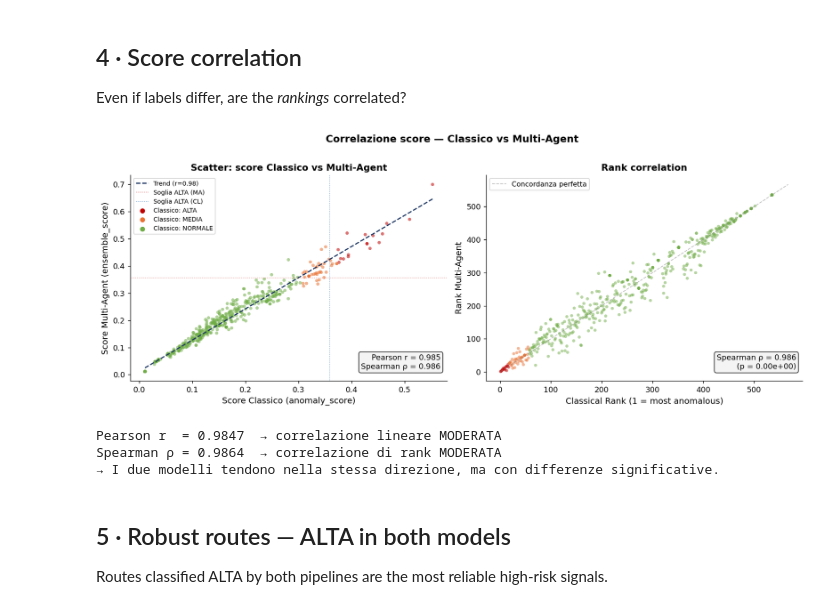
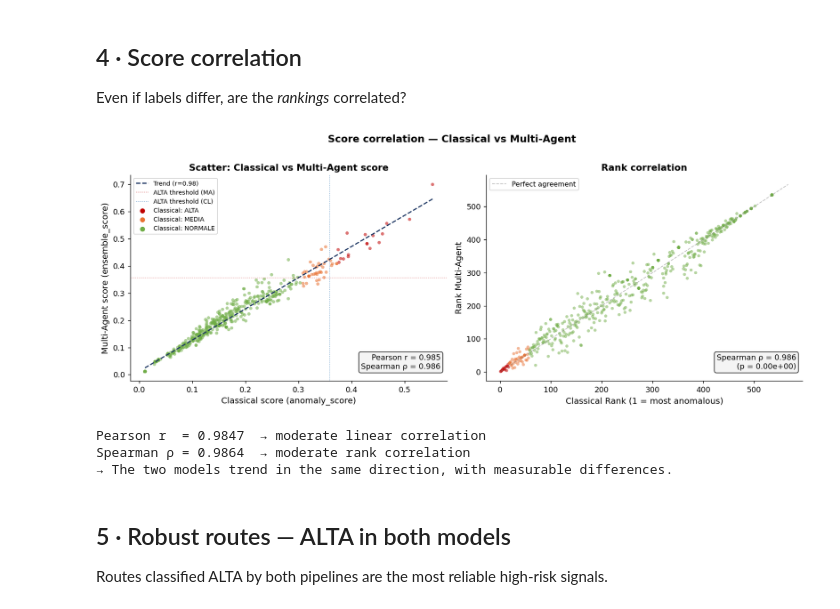
Before and after one commit to DanieleGiovanardi2408/BackPropBandits-815601-, a Jupyter notebook: notebooks/07_comparison_classical_vs_multiagent.ipynb, the cells around one changed output. Saved outputs shown, nothing was run; the diff lists cells and outputs as text; code cells hidden in the pictures.

```diff
--- a/notebooks/07_comparison_classical_vs_multiagent.ipynb
+++ b/notebooks/07_comparison_classical_vs_multiagent.ipynb
@@ -196,50 +196,50 @@ xs = np.linspace(x.min(), x.max(), 100)
 ax.plot(xs, m*xs + b, color="#1F3864", lw=1.5, linestyle="--", label=f"Trend (r={r_pearson:.2f})")
 
 # Quadranti
-ax.axhline(0.3579, color=COLORS["ALTA"],   lw=0.8, ls=":", alpha=0.7, label="Soglia ALTA (MA)")
-ax.axvline(0.3579, color=COLORS["classico"], lw=0.8, ls=":", alpha=0.7, label="Soglia ALTA (CL)")
+ax.axhline(0.3579, color=COLORS["ALTA"],   lw=0.8, ls=":", alpha=0.7, label="ALTA threshold (MA)")
+ax.axvline(0.3579, color=COLORS["classico"], lw=0.8, ls=":", alpha=0.7, label="ALTA threshold (CL)")
 
 # Legenda colori
 for lab, col in [("ALTA","#C00000"),("MEDIA","#E97132"),("NORMALE","#70AD47")]:
-    ax.scatter([], [], color=col, label=f"Classico: {lab}", s=30)
+    ax.scatter([], [], color=col, label=f"Classical: {lab}", s=30)
 
-ax.set_xlabel("Score Classico (anomaly_score)", fontsize=11)
-ax.set_ylabel("Score Multi-Agent (ensemble_score)", fontsize=11)
-ax.set_title("Scatter: score Classico vs Multi-Agent", fontsize=12, fontweight="bold")
+ax.set_xlabel("Classical score (anomaly_score)", fontsize=11)
+ax.set_ylabel("Multi-Agent score (ensemble_score)", fontsize=11)
+ax.set_title("Scatter: Classical vs Multi-Agent score", fontsize=12, fontweight="bold")
 ax.legend(fontsize=8, loc="upper left")
 ax.text(0.98, 0.05,
         f"Pearson r = {r_pearson:.3f}\nSpearman ρ = {rho:.3f}",
         transform=ax.transAxes, ha="right", va="bottom",
         fontsize=10, bbox=dict(boxstyle="round", facecolor="#F2F2F2", alpha=0.8))
 
 # -- Rank scatter --
 ax2 = axes[1]
 cl_rank = x.rank(ascending=False)
 ma_rank = y.rank(ascending=False)
 ax2.scatter(cl_rank, ma_rank, c=point_colors, alpha=0.5, s=16, edgecolors="none")
-ax2.plot([1, len(common)], [1, len(common)], color="gray", lw=1, ls="--", alpha=0.5, label="Concordanza perfetta")
+ax2.plot([1, len(common)], [1, len(common)], color="gray", lw=1, ls="--", alpha=0.5, label="Perfect agreement")
 ax2.set_xlabel("Classical Rank (1 = most anomalous)", fontsize=11)
 ax2.set_ylabel("Rank Multi-Agent", fontsize=11)
 ax2.set_title("Rank correlation", fontsize=12, fontweight="bold")
 ax2.legend(fontsize=9)
 ax2.text(0.98, 0.05,
          f"Spearman ρ = {rho:.3f}\n(p = {pval:.2e})",
          transform=ax2.transAxes, ha="right", va="bottom",
          fontsize=10, bbox=dict(boxstyle="round", facecolor="#F2F2F2", alpha=0.8))
 
-plt.suptitle("Correlazione score — Classico vs Multi-Agent",
+plt.suptitle("Score correlation — Classical vs Multi-Agent",
              fontsize=13, fontweight="bold", y=1.01)
 plt.tight_layout()
 plt.show()
 
-print(f"\nPearson r  = {r_pearson:.4f}  → correlazione lineare MODERATA")
-print(f"Spearman ρ = {rho:.4f}  → correlazione di rank MODERATA")
-print("→ I due modelli tendono nella stessa direzione, ma con differenze significative.")
+print(f"\nPearson r  = {r_pearson:.4f}  → moderate linear correlation")
+print(f"Spearman ρ = {rho:.4f}  → moderate rank correlation")
+print("→ The two models trend in the same direction, with measurable differences.")
 # %% [output]
-[figure, old version]
+[figure, new version]
-Pearson r  = 0.9847  → correlazione lineare MODERATA
-Spearman ρ = 0.9864  → correlazione di rank MODERATA
-→ I due modelli tendono nella stessa direzione, ma con differenze significative.
+Pearson r  = 0.9847  → moderate linear correlation
+Spearman ρ = 0.9864  → moderate rank correlation
+→ The two models trend in the same direction, with measurable differences.
 # %% [markdown]
 ## 5 · Robust routes — ALTA in both models
 
```
Also changed, not shown: parts of 4 cells of this notebook, 1 other file.
